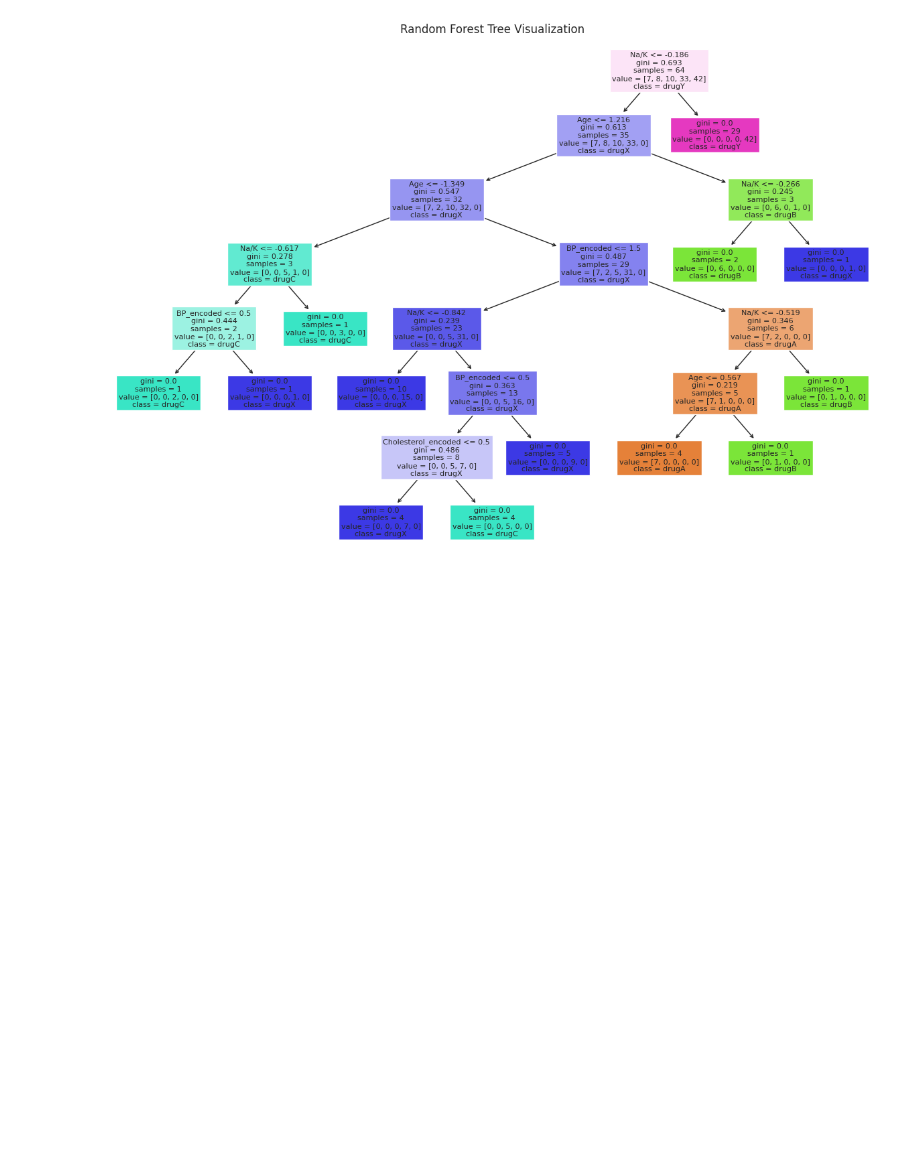
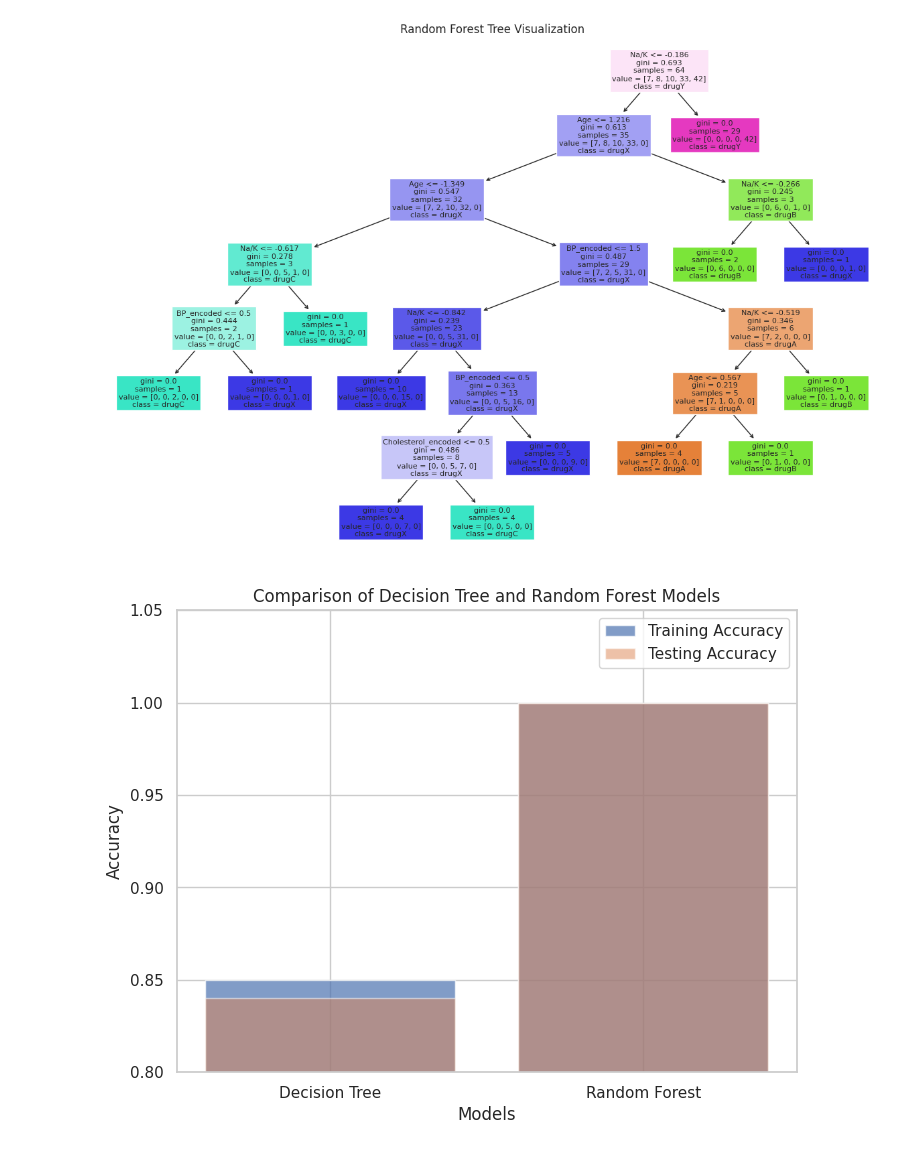
Before and after one commit to Basics-School/ml-workspace, a Jupyter notebook: project.ipynb, the cells around one changed output. Cells and saved outputs as stored; diff of their text form; code cells hidden in the pictures; blank space fills up the shorter version.

Commit message:
comparison of randomforst and d-tree

```diff
--- a/project.ipynb
+++ b/project.ipynb
@@ -544,3 +544,25 @@ plt.title("Random Forest Tree Visualization")
 plt.show()
 # %% [output]
 [figure]
+# %%
+import matplotlib.pyplot as plt
+
+# Accuracy scores for Decision Tree and Random Forest on training and testing datasets
+accuracy_scores_train = [0.85, 1.00]  # Replace with actual accuracy scores
+accuracy_scores_test = [0.84, 1.00]   # Replace with actual accuracy scores
+
+# Labels for models
+models = ['Decision Tree', 'Random Forest']
+
+# Plotting the comparison
+plt.figure(figsize=(8, 6))
+plt.bar(models, accuracy_scores_train, alpha=0.7, label='Training Accuracy')
+plt.bar(models, accuracy_scores_test, alpha=0.5, label='Testing Accuracy')
+plt.xlabel('Models')
+plt.ylabel('Accuracy')
+plt.title('Comparison of Decision Tree and Random Forest Models')
+plt.legend()
+plt.ylim(0.8, 1.05)  # Set appropriate limits for y-axis
+plt.show()
+# %% [output]
+[figure, added]
```
